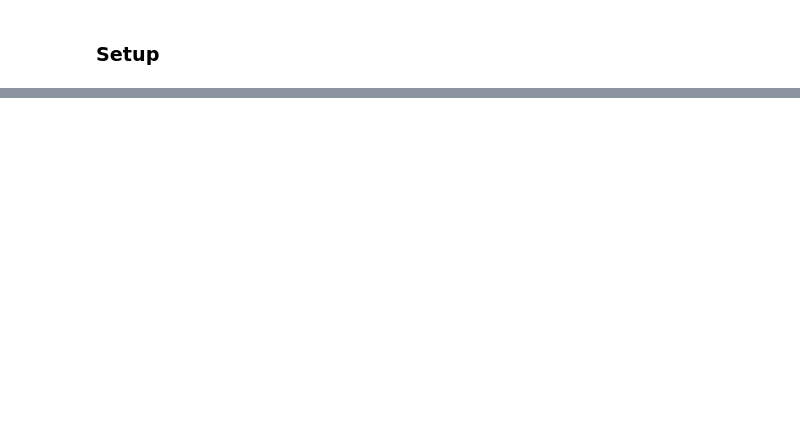
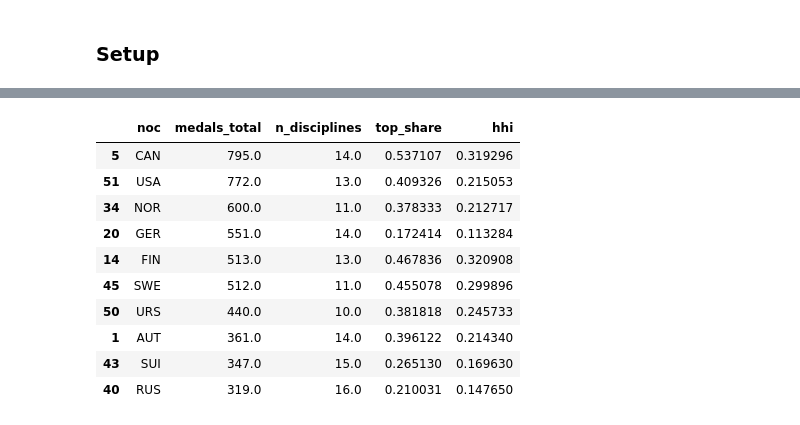
Before and after one commit to dpark2380/comm3180_S26_Blog, a Jupyter notebook: posts/blog_03_olympics/DOW3_olympics.ipynb, the cells around one changed output, grey strips where cells are left out. Saved outputs shown, nothing was run; the diff lists cells and outputs as text; code cells hidden in the pictures; blank space fills up the shorter version.

```diff
--- a/posts/blog_03_olympics/DOW3_olympics.ipynb
+++ b/posts/blog_03_olympics/DOW3_olympics.ipynb
@@ -170,0 +89,37 @@ plt.show()
+# %%
+country_discipline = (
+    medals_df.groupby(["noc", "discipline"])
+    .size()
+    .reset_index(name="medals")
+)
+# %%
+def diversification_metrics(df):
+    total = df["medals"].sum()
+    shares = df["medals"] / total
+
+    return pd.Series({
+        "medals_total": total,
+        "n_disciplines": df["discipline"].nunique(),
+        "top_share": shares.max(),
+        "hhi": (shares ** 2).sum(),   # Herfindahl-Hirschman Index
+    })
+
+div_metrics = (
+    country_discipline.groupby("noc")
+    .apply(diversification_metrics)
+    .reset_index()
+)
+
+div_metrics.sort_values("medals_total", ascending=False).head(10)
+# %% [output]
+|  | noc | medals_total | n_disciplines | top_share | hhi |
+| 5 | CAN | 795.0 | 14.0 | 0.537107 | 0.319296 |
+| 51 | USA | 772.0 | 13.0 | 0.409326 | 0.215053 |
+| 34 | NOR | 600.0 | 11.0 | 0.378333 | 0.212717 |
+| 20 | GER | 551.0 | 14.0 | 0.172414 | 0.113284 |
+| 14 | FIN | 513.0 | 13.0 | 0.467836 | 0.320908 |
+| 45 | SWE | 512.0 | 11.0 | 0.455078 | 0.299896 |
+| 50 | URS | 440.0 | 10.0 | 0.381818 | 0.245733 |
+| 1 | AUT | 361.0 | 14.0 | 0.396122 | 0.214340 |
+| 43 | SUI | 347.0 | 15.0 | 0.265130 | 0.169630 |
+| 40 | RUS | 319.0 | 16.0 | 0.210031 | 0.147650 |
```
Also changed, not shown: parts of 25 cells of this notebook, 1 other file.
